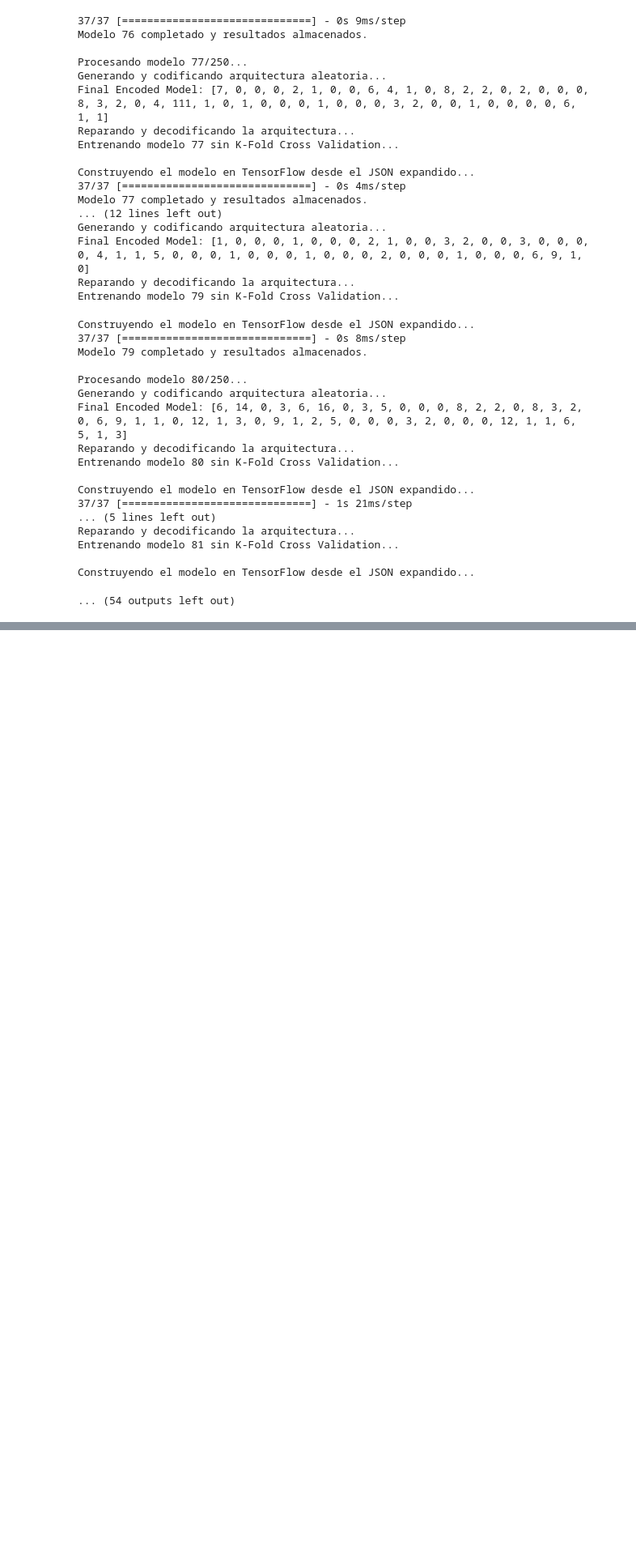
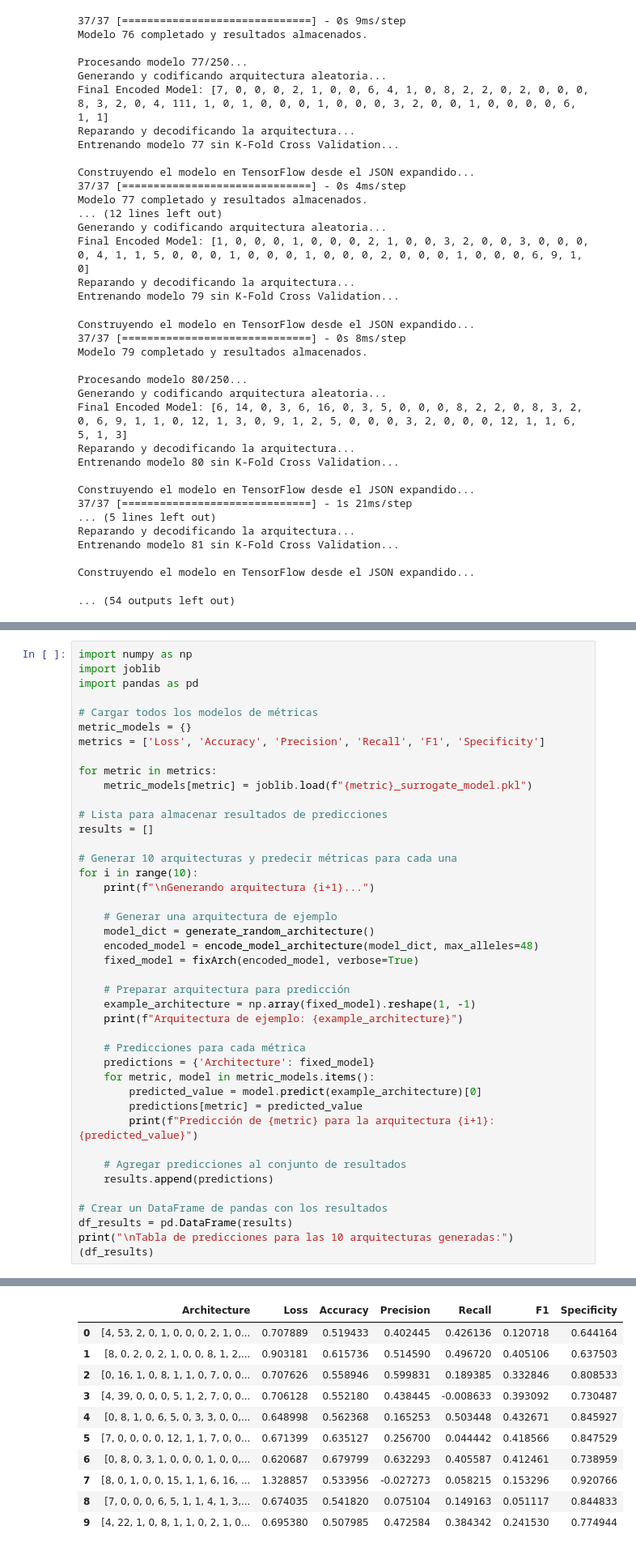
Before and after one commit to EriherSizac/Improving-deep-neural-networks-to-identify-mental-disorders-using-Neural-Architecture-Search, a Jupyter notebook: D3T3C/D3TEC Dataset/RealEncoding.ipynb, the cells around one changed output, grey strips where cells are left out. Shown at 81% size. Cells and saved outputs as stored; diff of their text form; blank space fills up the shorter version.

Commit message:
surrogaet model

```diff
--- a/D3T3C/D3TEC Dataset/RealEncoding.ipynb
+++ b/D3T3C/D3TEC Dataset/RealEncoding.ipynb
@@ -1416,0 +1476,43 @@ Construyendo el modelo en TensorFlow desde el JSON expandido...
+# %%
+import numpy as np
+import joblib
+import pandas as pd
+
+# Cargar todos los modelos de métricas
+metric_models = {}
+metrics = ['Loss', 'Accuracy', 'Precision', 'Recall', 'F1', 'Specificity']
+
+for metric in metrics:
+    metric_models[metric] = joblib.load(f"{metric}_surrogate_model.pkl")
+
+# Lista para almacenar resultados de predicciones
+results = []
+
+# Generar 10 arquitecturas y predecir métricas para cada una
+for i in range(10):
+    print(f"\nGenerando arquitectura {i+1}...")
+
+    # Generar una arquitectura de ejemplo
+    model_dict = generate_random_architecture()
+    encoded_model = encode_model_architecture(model_dict, max_alleles=48)
+    fixed_model = fixArch(encoded_model, verbose=True)
+
+    # Preparar arquitectura para predicción
+    example_architecture = np.array(fixed_model).reshape(1, -1)
+    print(f"Arquitectura de ejemplo: {example_architecture}")
+
+    # Predicciones para cada métrica
+    predictions = {'Architecture': fixed_model}
+    for metric, model in metric_models.items():
+        predicted_value = model.predict(example_architecture)[0]
+        predictions[metric] = predicted_value
+        print(f"Predicción de {metric} para la arquitectura {i+1}: {predicted_value}")
+
+    # Agregar predicciones al conjunto de resultados
+    results.append(predictions)
+
+# Crear un DataFrame de pandas con los resultados
+df_results = pd.DataFrame(results)
+print("\nTabla de predicciones para las 10 arquitecturas generadas:")
+(df_results)
+# %% [output]
@@ -1416,0 +1536,11 @@ Construyendo el modelo en TensorFlow desde el JSON expandido...
+|  | Architecture | Loss | Accuracy | Precision | Recall | F1 | Specificity |
+| 0 | [4, 53, 2, 0, 1, 0, 0, 0, 2, 1, 0... | 0.707889 | 0.519433 | 0.402445 | 0.426136 | 0.120718 | 0.644164 |
+| 1 | [8, 0, 2, 0, 2, 1, 0, 0, 8, 1, 2,... | 0.903181 | 0.615736 | 0.514590 | 0.496720 | 0.405106 | 0.637503 |
+| 2 | [0, 16, 1, 0, 8, 1, 1, 0, 7, 0, 0... | 0.707626 | 0.558946 | 0.599831 | 0.189385 | 0.332846 | 0.808533 |
+| 3 | [4, 39, 0, 0, 0, 5, 1, 2, 7, 0, 0... | 0.706128 | 0.552180 | 0.438445 | -0.008633 | 0.393092 | 0.730487 |
+| 4 | [0, 8, 1, 0, 6, 5, 0, 3, 3, 0, 0,... | 0.648998 | 0.562368 | 0.165253 | 0.503448 | 0.432671 | 0.845927 |
+| 5 | [7, 0, 0, 0, 0, 12, 1, 1, 7, 0, 0... | 0.671399 | 0.635127 | 0.256700 | 0.044442 | 0.418566 | 0.847529 |
+| 6 | [0, 8, 0, 3, 1, 0, 0, 0, 1, 0, 0,... | 0.620687 | 0.679799 | 0.632293 | 0.405587 | 0.412461 | 0.738959 |
+| 7 | [8, 0, 1, 0, 0, 15, 1, 1, 6, 16, ... | 1.328857 | 0.533956 | -0.027273 | 0.058215 | 0.153296 | 0.920766 |
+| 8 | [7, 0, 0, 0, 6, 5, 1, 1, 4, 1, 3,... | 0.674035 | 0.541820 | 0.075104 | 0.149163 | 0.051117 | 0.844833 |
+| 9 | [4, 22, 1, 0, 8, 1, 1, 0, 2, 1, 0... | 0.695380 | 0.507985 | 0.472584 | 0.384342 | 0.241530 | 0.774944 |
```
Also changed, not shown: parts of 2 cells of this notebook, 1 other file.
